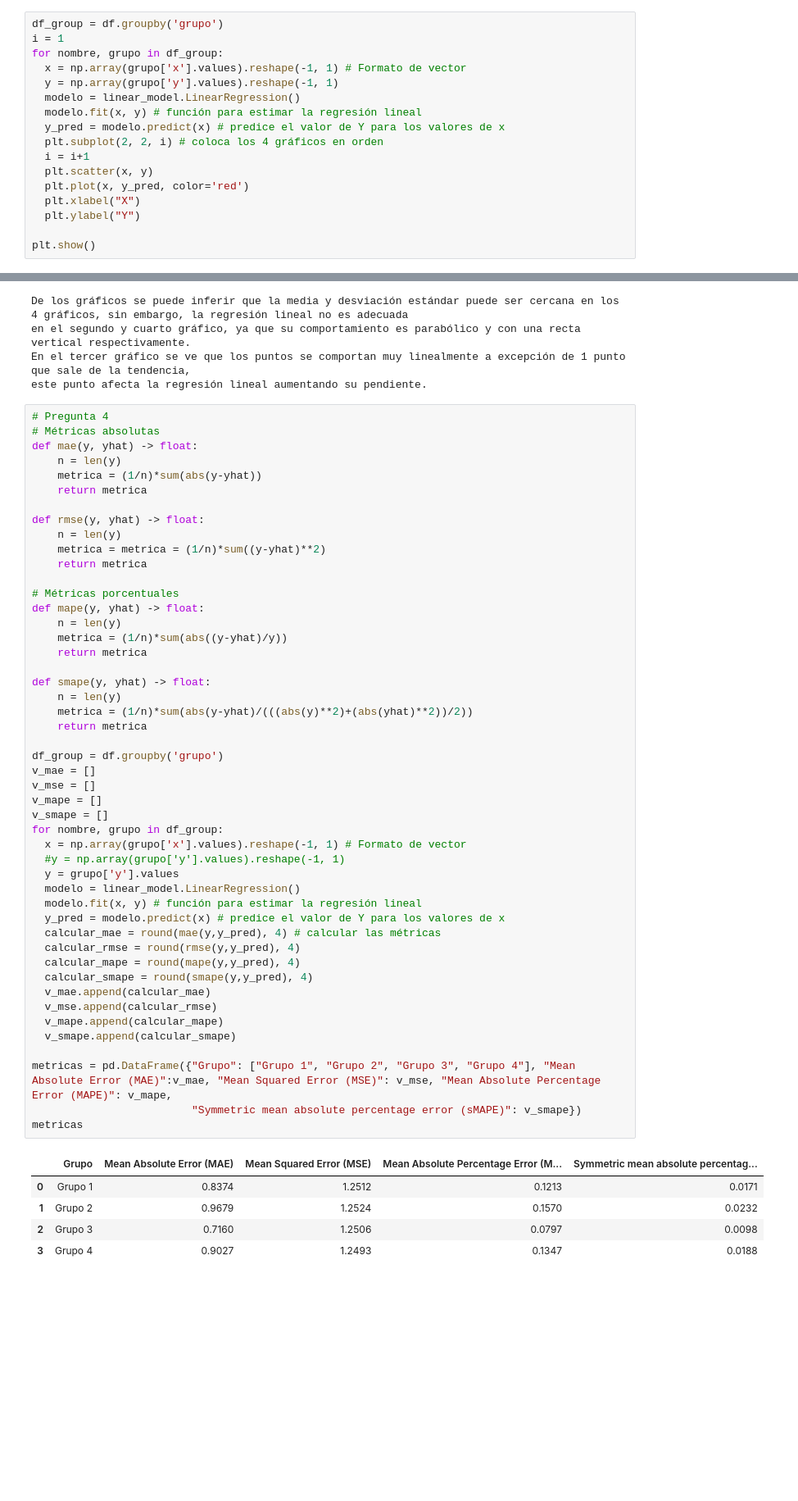
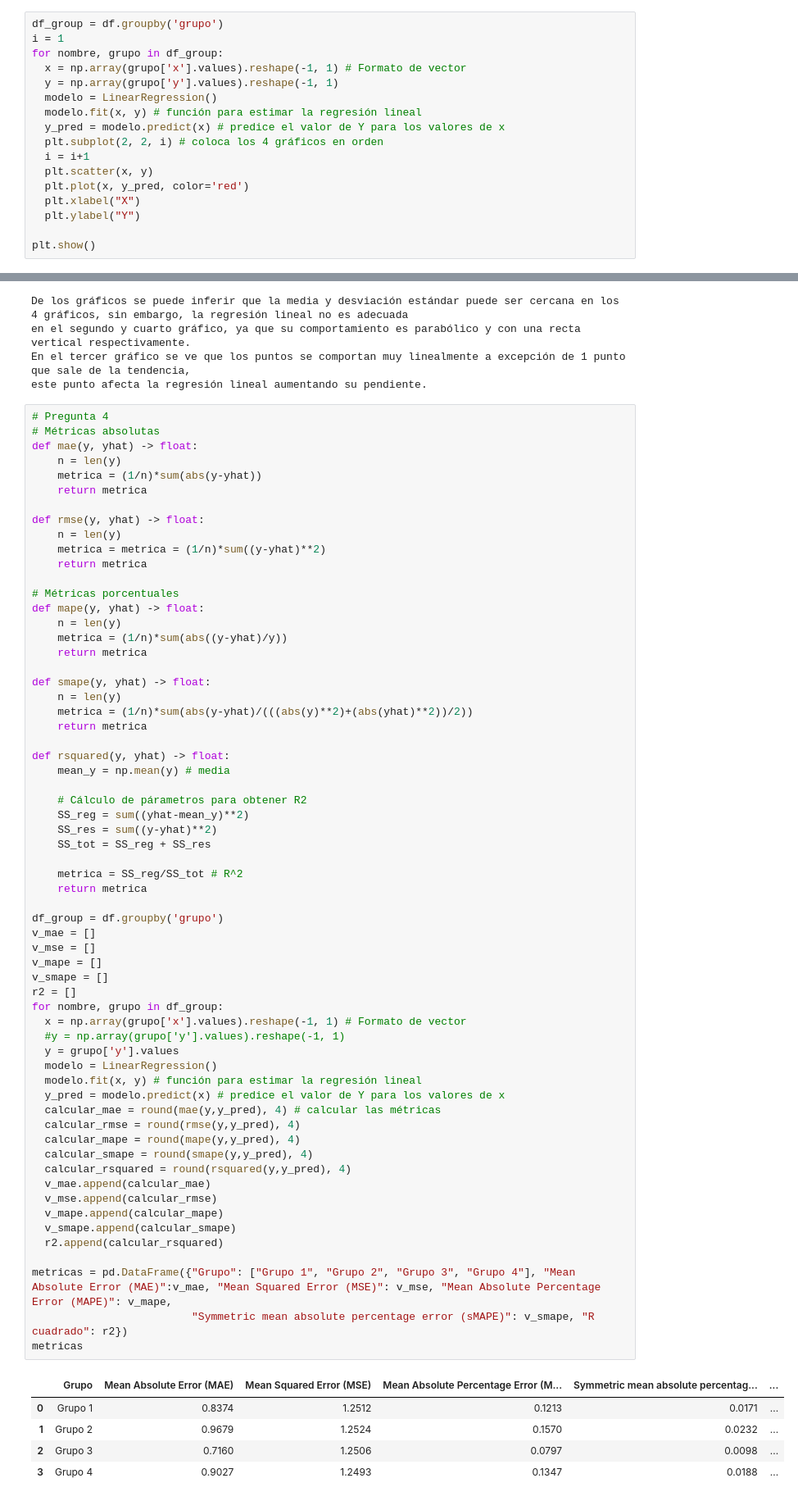
Before and after one commit to Juanvasquezb/mat281_portfolio_2022, a Jupyter notebook: labs/lab_06.ipynb, the cells around one changed output, grey strips where cells are left out. Shown at 82% size. Cells and saved outputs as stored; diff of their text form; blank space fills up the shorter version.

```diff
--- a/labs/lab_06.ipynb
+++ b/labs/lab_06.ipynb
@@ -94,7 +95,7 @@ i = 1
 for nombre, grupo in df_group:
   x = np.array(grupo['x'].values).reshape(-1, 1) # Formato de vector
   y = np.array(grupo['y'].values).reshape(-1, 1)
-  modelo = linear_model.LinearRegression()
+  modelo = LinearRegression()
   modelo.fit(x, y) # función para estimar la regresión lineal
   y_pred = modelo.predict(x) # predice el valor de Y para los valores de x
   plt.subplot(2, 2, i) # coloca los 4 gráficos en orden
@@ -138,40 +139,54 @@ def mape(y, yhat) -> float:
     return metrica
 
 def smape(y, yhat) -> float:
     n = len(y)
     metrica = (1/n)*sum(abs(y-yhat)/(((abs(y)**2)+(abs(yhat)**2))/2))
     return metrica
 
+def rsquared(y, yhat) -> float:
+    mean_y = np.mean(y) # media
+
+    # Cálculo de párametros para obtener R2
+    SS_reg = sum((yhat-mean_y)**2)
+    SS_res = sum((y-yhat)**2)
+    SS_tot = SS_reg + SS_res
+
+    metrica = SS_reg/SS_tot # R^2
+    return metrica
+
 df_group = df.groupby('grupo')
 v_mae = []
 v_mse = []
 v_mape = []
 v_smape = []
+r2 = []
 for nombre, grupo in df_group:
   x = np.array(grupo['x'].values).reshape(-1, 1) # Formato de vector
   #y = np.array(grupo['y'].values).reshape(-1, 1)
   y = grupo['y'].values
-  modelo = linear_model.LinearRegression()
+  modelo = LinearRegression()
   modelo.fit(x, y) # función para estimar la regresión lineal
   y_pred = modelo.predict(x) # predice el valor de Y para los valores de x
   calcular_mae = round(mae(y,y_pred), 4) # calcular las métricas
   calcular_rmse = round(rmse(y,y_pred), 4)
   calcular_mape = round(mape(y,y_pred), 4)
   calcular_smape = round(smape(y,y_pred), 4)
+  calcular_rsquared = round(rsquared(y,y_pred), 4)
   v_mae.append(calcular_mae)
   v_mse.append(calcular_rmse)
   v_mape.append(calcular_mape)
   v_smape.append(calcular_smape)
+  r2.append(calcular_rsquared)
 
 metricas = pd.DataFrame({"Grupo": ["Grupo 1", "Grupo 2", "Grupo 3", "Grupo 4"], "Mean Absolute Error (MAE)":v_mae, "Mean Squared Error (MSE)": v_mse, "Mean Absolute Percentage Error (MAPE)": v_mape,
-                         "Symmetric mean absolute percentage error (sMAPE)": v_smape})
+                         "Symmetric mean absolute percentage error (sMAPE)": v_smape, "R cuadrado": r2})
 metricas
 # %% [output]
-|  | Grupo | Mean Absolute Error (MAE) | Mean Squared Error (MSE) | Mean Absolute Percentage Error (M... | Symmetric mean absolute percentag... |
-| 0 | Grupo 1 | 0.8374 | 1.2512 | 0.1213 | 0.0171 |
-| 1 | Grupo 2 | 0.9679 | 1.2524 | 0.1570 | 0.0232 |
-| 2 | Grupo 3 | 0.7160 | 1.2506 | 0.0797 | 0.0098 |
-| 3 | Grupo 4 | 0.9027 | 1.2493 | 0.1347 | 0.0188 |
+|  | Grupo | Mean Absolute Error (MAE) | Mean Squared Error (MSE) | Mean Absolute Percentage Error (M... | Symmetric mean absolute percentag... | ... |
+| 0 | Grupo 1 | 0.8374 | 1.2512 | 0.1213 | 0.0171 | ... |
+| 1 | Grupo 2 | 0.9679 | 1.2524 | 0.1570 | 0.0232 | ... |
+| 2 | Grupo 3 | 0.7160 | 1.2506 | 0.0797 | 0.0098 | ... |
+| 3 | Grupo 4 | 0.9027 | 1.2493 | 0.1347 | 0.0188 | ... |
 # %%
 # Comentarios Pregunta 4
 print("Se puede ver en las métricas que el grupo 3 tiene los errores mas bajos, esto es porque todos sus datos tienden perfectamente a una recta a excepción de un solo valor.")
```
Also changed, not shown: parts of 1 cell of this notebook.
